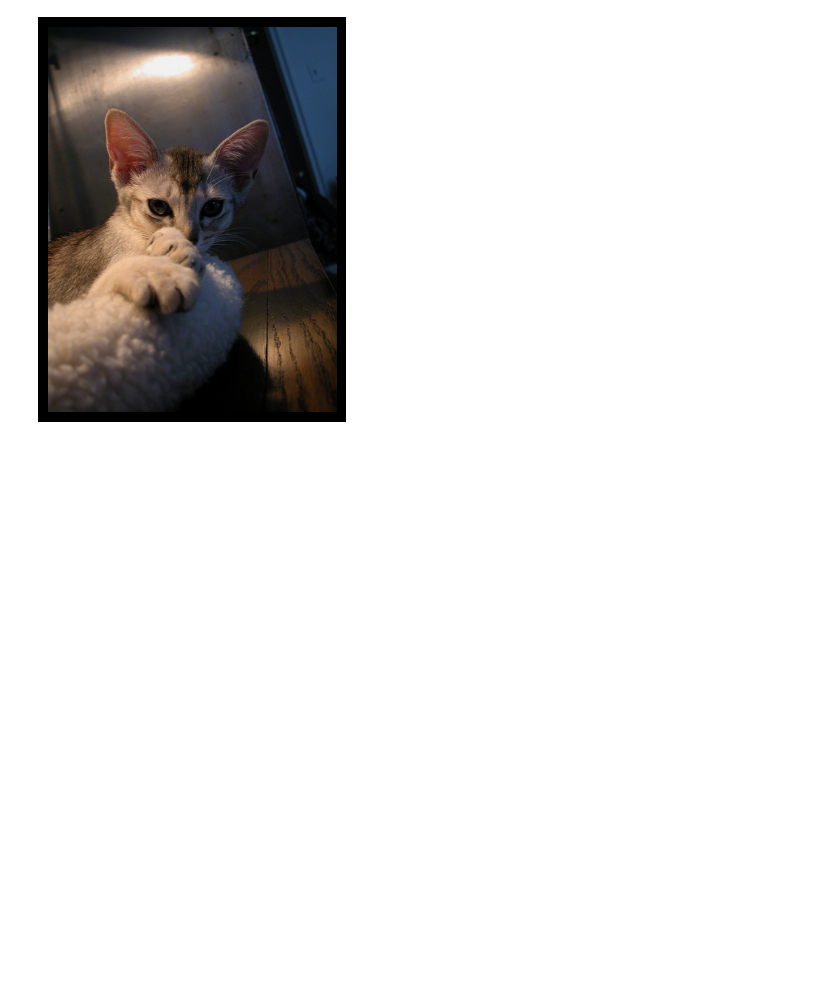
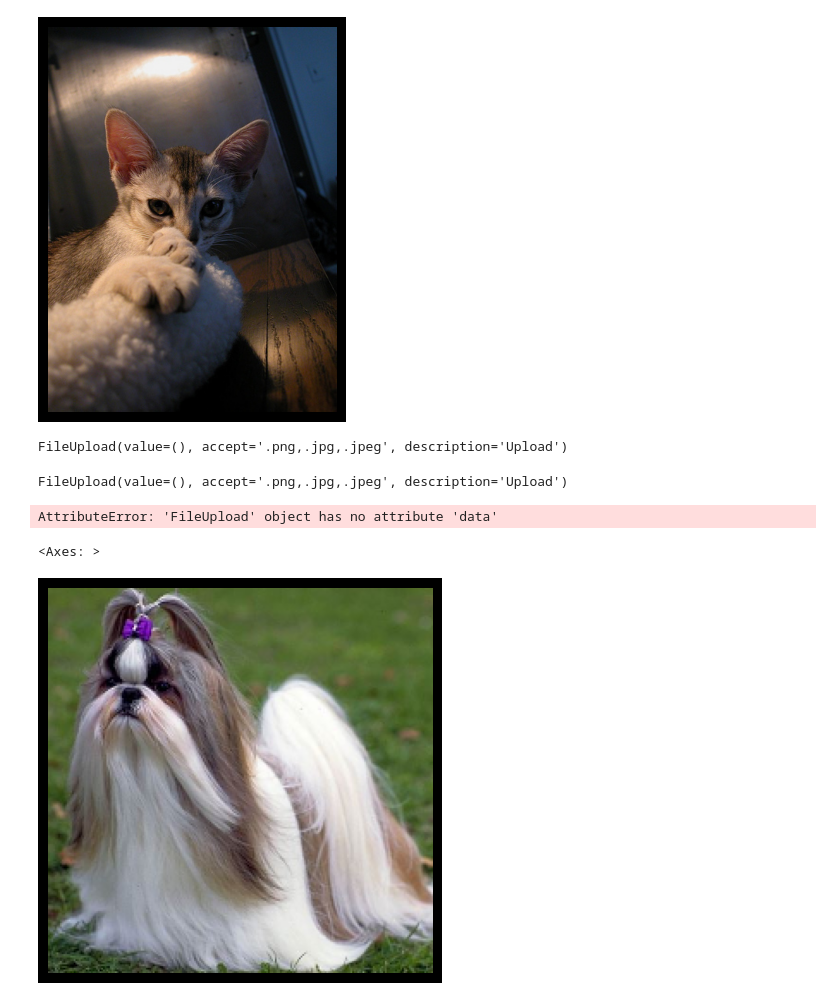
Before and after one commit to tenkara/fastai-dl, a Jupyter notebook: 1-intro/intro.ipynb, the cells around one changed output. Cells and saved outputs as stored; diff of their text form; code cells hidden in the pictures; blank space fills up the shorter version.

Commit message:
exploring ipywidgets and running into issues with vscode

```diff
--- a/1-intro/intro.ipynb
+++ b/1-intro/intro.ipynb
@@ -36,3 +35,33 @@ img1.show()
 # %%
 img1 = PILImage.create(fnames[1]).to_thumb(512)
 img1.show()
+# %%
+# upload my own image
+import ipywidgets as widgets
+uploader = widgets.FileUpload(
+    accept='.png,.jpg,.jpeg',
+    multiple=False  # True to accept multiple files upload else False
+    )
+uploader
+# %% [output]
+FileUpload(value=(), accept='.png,.jpg,.jpeg', description='Upload')
+# %%
+display(uploader)
+# %% [output]
+FileUpload(value=(), accept='.png,.jpg,.jpeg', description='Upload')
+# %%
+# pass the uploaded image to the model for prediction
+img = PILImage.create(uploader.data[0])
+is_cat,_,probs = learn.predict(img)
+print(f"Is this a cat?: {is_cat}.")
+print(f"Probability it's a cat: {probs[1].item():.6f}")
+# %% [output]
+AttributeError: 'FileUpload' object has no attribute 'data'
+# %%
+# ipywidgets is not working in vscode. So..
+img_path = Path('C:/Users/Raj/Pictures/shih-tzu.png')
+img = PILImage.create(img_path)
+img.show()
+# %% [output]
+<Axes: >
+[figure, added]
```
Also changed, not shown: parts of 2 cells of this notebook.
